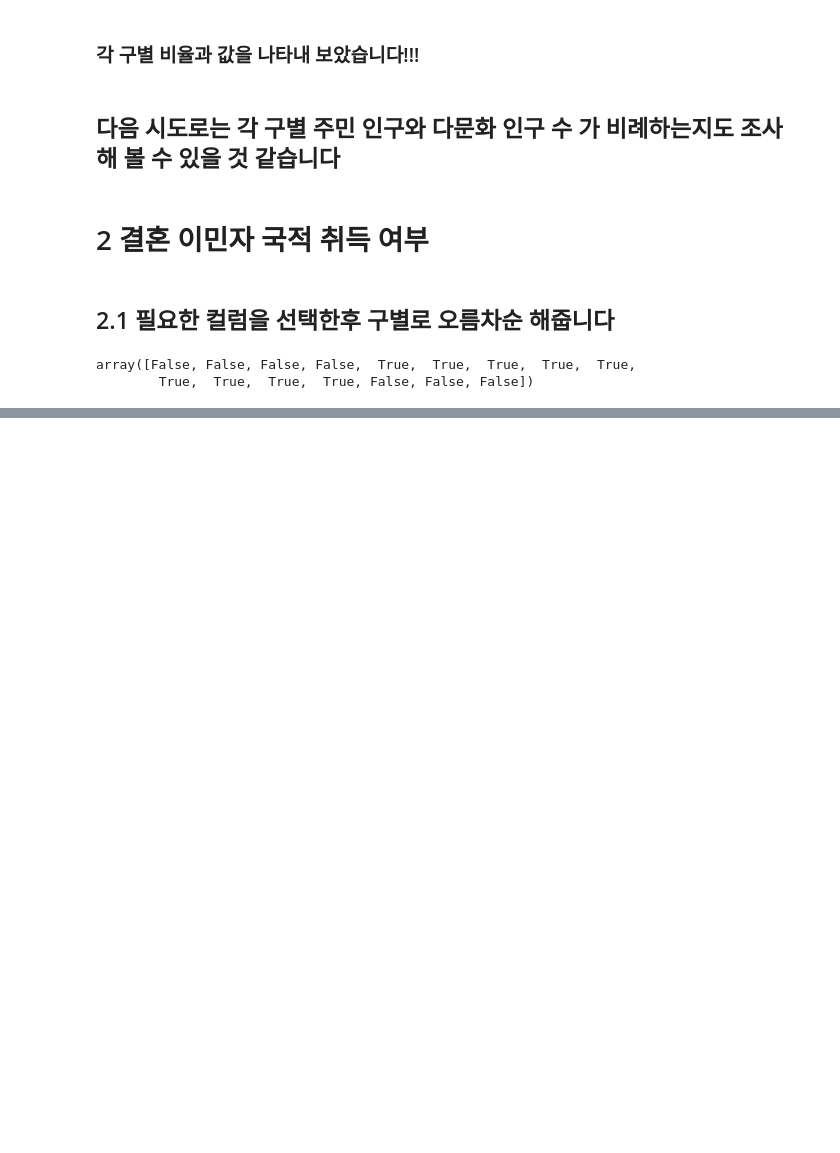
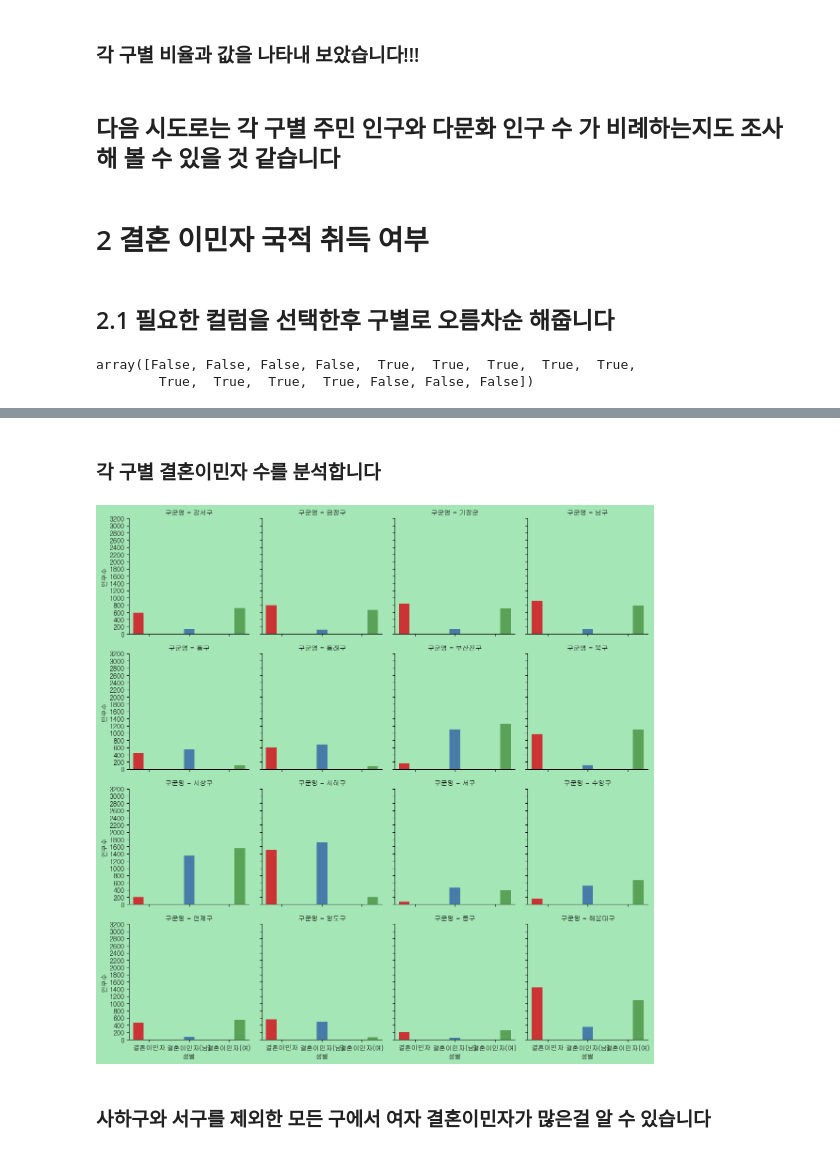
Before and after one commit to ghdaud30/Kaggle-Dacon, a Jupyter notebook: Analysis/부산_다문화_인구_분석.ipynb, the cells around one changed output, grey strips where cells are left out. Drawn from its saved outputs; the diff is of its cells as text; code cells hidden in the pictures; blank space fills up the shorter version.

```diff
--- a/Analysis/부산_다문화_인구_분석.ipynb
+++ b/Analysis/부산_다문화_인구_분석.ipynb
@@ -375,4 +375,6 @@ df.columns.str.contains('결혼')
 array([False, False, False, False,  True,  True,  True,  True,  True,
         True,  True,  True,  True, False, False, False])
 # %%
-df.columns[df.columns.str.contains('결혼')]
+columns = df.columns[df.columns.str.contains('결혼')].tolist()
+columns = columns[:3]
+columns
@@ -406,0 +381,5 @@ df_by_immigration.sort_index()
+# %%
+df_by_immigration = df.melt(id_vars='구군명',value_vars= columns,var_name='성별',value_name='인구수')
+df_by_immigration.sort_values('구군명', inplace=True)
+df_by_immigration.reset_index(drop=True, inplace=True)
+df_by_immigration
@@ -406,0 +404,18 @@ df_by_immigration.sort_index()
+# %% [markdown]
+### 각 구별 결혼이민자 수를 분석합니다
+# %%
+g = sns.FacetGrid(data=df_by_immigration, col='구군명', col_wrap=4)
+g.map_dataframe(sns.barplot, x='성별', y='인구수',hue='성별', palette='Set1')
+
+# 전체 그래프 색상 설정
+fig = g.fig
+fig.patch.set_facecolor('#a5e6b6')
+
+for ax in g.axes.flat:
+    # 각 그래프 색상 설정
+    ax.patch.set_facecolor('#a5e6b6')
+    ax.set_yticks(range(0, max_num, 200))  # 원하는 y축 범위로 설정
+# %% [output]
+[figure, added]
+# %% [markdown]
+### 사하구와 서구를 제외한 모든 구에서 여자 결혼이민자가 많은걸 알 수 있습니다
```
Also changed, not shown: parts of 3 cells of this notebook.
